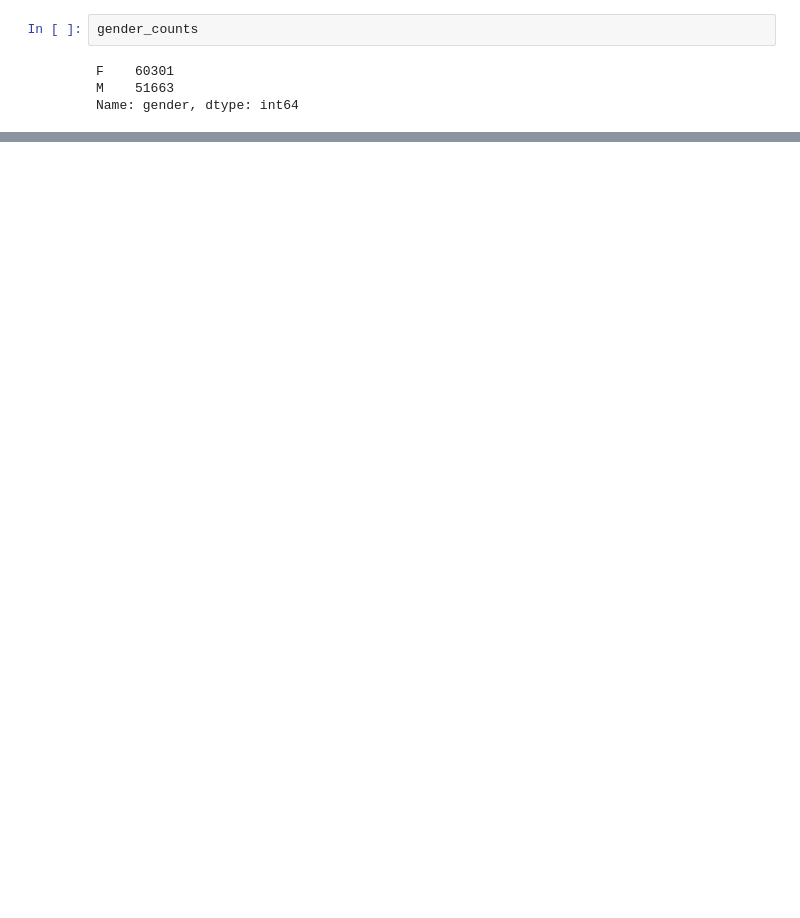
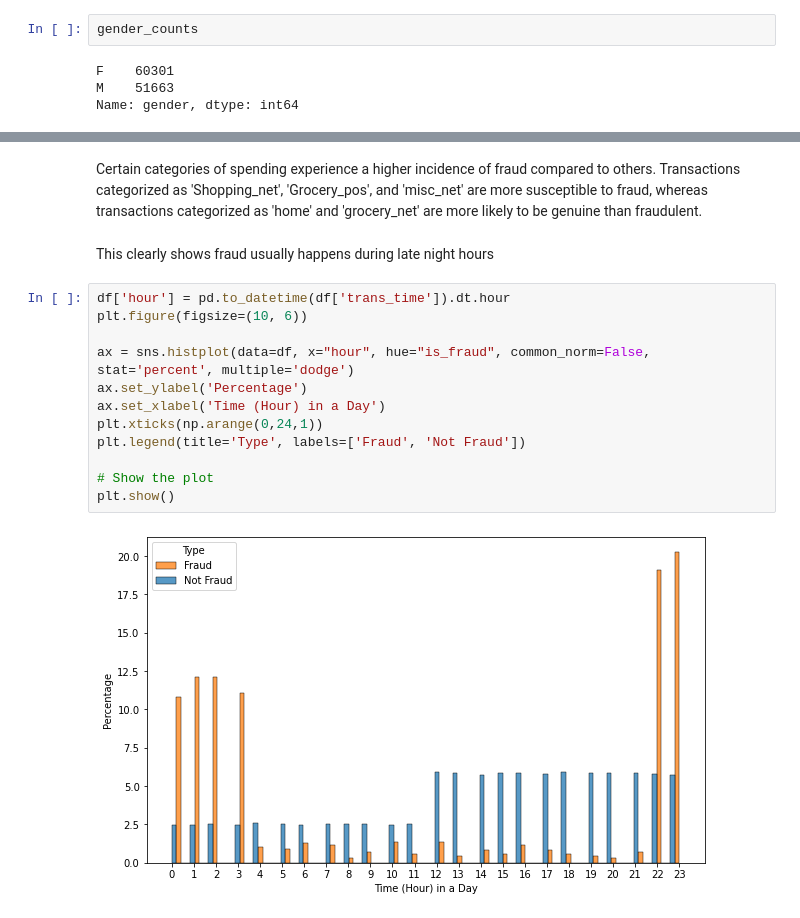
Before and after one commit to melihkurtaran/Fraud_Detection, a Jupyter notebook: XAI_FraudDetection.ipynb, the cells around one changed output, grey strips where cells are left out. Cells and saved outputs as stored; diff of their text form; blank space fills up the shorter version.

```diff
--- a/XAI_FraudDetection.ipynb
+++ b/XAI_FraudDetection.ipynb
@@ -147,0 +167,18 @@ df
+# %% [markdown]
+Certain categories of spending experience a higher incidence of fraud compared to others. Transactions categorized as 'Shopping_net', 'Grocery_pos', and 'misc_net' are more susceptible to fraud, whereas transactions categorized as 'home' and 'grocery_net' are more likely to be genuine than fraudulent.
+# %% [markdown]
+This clearly shows fraud usually happens during late night hours
+# %%
+df['hour'] = pd.to_datetime(df['trans_time']).dt.hour
+plt.figure(figsize=(10, 6))
+
+ax = sns.histplot(data=df, x="hour", hue="is_fraud", common_norm=False, stat='percent', multiple='dodge')
+ax.set_ylabel('Percentage')
+ax.set_xlabel('Time (Hour) in a Day')
+plt.xticks(np.arange(0,24,1))
+plt.legend(title='Type', labels=['Fraud', 'Not Fraud'])
+
+# Show the plot
+plt.show()
+# %% [output]
+[figure, added]
```
Also changed, not shown: parts of 11 cells of this notebook.
